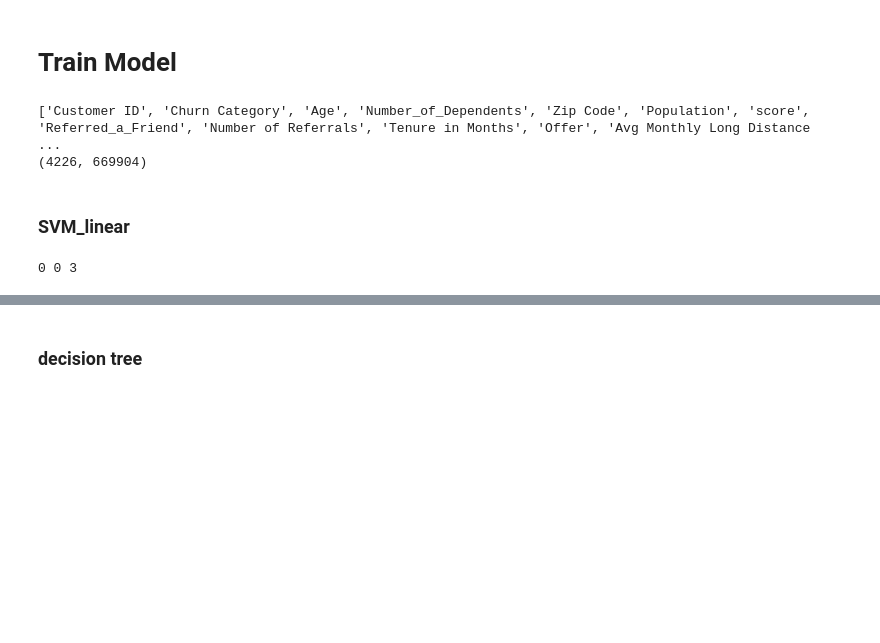
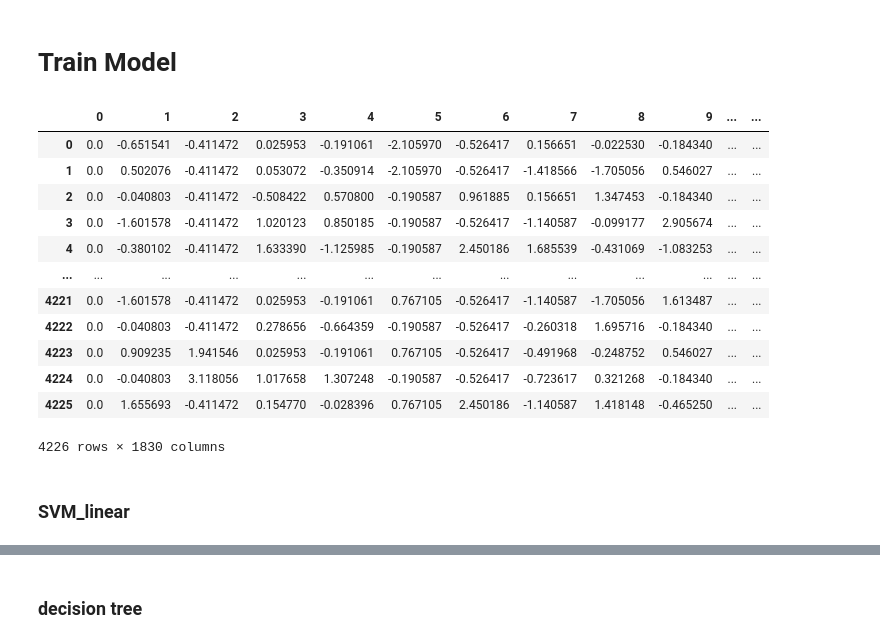
Before and after one commit to SinHanYang/html_final_project, a Jupyter notebook: main.ipynb, the cells around one changed output, grey strips where cells are left out. Drawn from its saved outputs; the diff is of its cells as text; code cells hidden in the pictures; blank space fills up the shorter version.

```diff
--- a/main.ipynb
+++ b/main.ipynb
@@ -184,71 +179,60 @@ from sklearn.svm import SVC
 # %%
 features=list(train)
-print(features)
+#print(features)
 features.remove('Customer ID')
 features.remove('Churn Category')
 features.remove('Referred_a_Friend')
-features.remove('Offer')
+#features.remove('Offer')
 '''
 features.remove('Under 30')
 features.remove('Married')
 features.remove('Senior Citizen')
 features.remove('Dependents')
 features.remove('City')
 features.remove('Referred a Friend')
 features.remove('Offer')
 features.remove('Phone Service')
 features.remove('Multiple Lines')
 features.remove('Internet Service')
 features.remove('Internet Type')
 features.remove('Online Security')
 features.remove('Online Backup')
 features.remove('Device Protection Plan')
 features.remove('Premium Tech Support')
 features.remove('Streaming TV')
 features.remove('Streaming Movies')
 features.remove('Streaming Music')
 features.remove('Unlimited Data')
 features.remove('Contract')
 features.remove('Paperless Billing')
 features.remove('Payment Method')
 '''
 imputer = SimpleImputer(missing_values=np.nan, strategy='median')
 imputer = imputer.fit(train.loc[:, features])
 train_imputed = imputer.fit_transform(train.loc[:, features])
 df=pd.DataFrame(train_imputed)
-poly = PolynomialFeatures(degree=2, interaction_only=True)
+poly = PolynomialFeatures(degree=2, interaction_only=False)
 train_imputed = pd.DataFrame(poly.fit_transform(df))
-print(train_imputed.shape)
+scalar=StandardScaler()
+train_imputed=scalar.fit_transform(train_imputed)
+train_imputed = pd.DataFrame(train_imputed)
+train_imputed
 # %% [output]
+|  | 0 | 1 | 2 | 3 | 4 | 5 | 6 | 7 | 8 | 9 | ... | ... |
+| 0 | 0.0 | -0.651541 | -0.411472 | 0.025953 | -0.191061 | -2.105970 | -0.526417 | 0.156651 | -0.022530 | -0.184340 | ... | ... |
+| 1 | 0.0 | 0.502076 | -0.411472 | 0.053072 | -0.350914 | -2.105970 | -0.526417 | -1.418566 | -1.705056 | 0.546027 | ... | ... |
+| 2 | 0.0 | -0.040803 | -0.411472 | -0.508422 | 0.570800 | -0.190587 | 0.961885 | 0.156651 | 1.347453 | -0.184340 | ... | ... |
+| 3 | 0.0 | -1.601578 | -0.411472 | 1.020123 | 0.850185 | -0.190587 | -0.526417 | -1.140587 | -0.099177 | 2.905674 | ... | ... |
+| 4 | 0.0 | -0.380102 | -0.411472 | 1.633390 | -1.125985 | -0.190587 | 2.450186 | 1.685539 | -0.431069 | -1.083253 | ... | ... |
+| ... | ... | ... | ... | ... | ... | ... | ... | ... | ... | ... | ... | ... |
+| 4221 | 0.0 | -1.601578 | -0.411472 | 0.025953 | -0.191061 | 0.767105 | -0.526417 | -1.140587 | -1.705056 | 1.613487 | ... | ... |
+| 4222 | 0.0 | -0.040803 | -0.411472 | 0.278656 | -0.664359 | -0.190587 | -0.526417 | -0.260318 | 1.695716 | -0.184340 | ... | ... |
+| 4223 | 0.0 | 0.909235 | 1.941546 | 0.025953 | -0.191061 | 0.767105 | -0.526417 | -0.491968 | -0.248752 | 0.546027 | ... | ... |
+| 4224 | 0.0 | -0.040803 | 3.118056 | 1.017658 | 1.307248 | -0.190587 | -0.526417 | -0.723617 | 0.321268 | -0.184340 | ... | ... |
+| 4225 | 0.0 | 1.655693 | -0.411472 | 0.154770 | -0.028396 | 0.767105 | 2.450186 | -1.140587 | 1.418148 | -0.465250 | ... | ... |
-['Customer ID', 'Churn Category', 'Age', 'Number_of_Dependents', 'Zip Code', 'Population', 'score', 'Referred_a_Friend', 'Number of Referrals', 'Tenure in Months', 'Offer', 'Avg Monthly Long Distance  ...
-(4226, 669904)
+4226 rows × 1830 columns
 # %%
 # 10% vaildation
 x_train,x_test,y_train,y_test = train_test_split(train_imputed,train.loc[:, 'Churn Category'],test_size=0.90, random_state=0)
 # %% [markdown]
 ### SVM_linear
-# %%
-best_acc=0
-best_c=0
-best_g=0
-best_d=0
-tc=1
-for c in range (1):
-    tg=1
-    for g in range(1):
-        for d in range(3,4):
-            print(c,g,d)
-            svm_model = SVC(kernel = 'rbf',degree=d,gamma=tg, C = tc).fit(x_train, y_train)
-            svm_predictions = svm_model.predict(x_test)
-            accuracy = svm_model.score(x_test, y_test)
-            if(accuracy>best_acc):
-                best_acc=accuracy
-                best_c=tc
-                best_g=tg
-                best_d=d
-        tg*=10
-    tc*=10
-print(best_acc)
-svm_model = SVC(kernel = 'rbf',degree=best_d,gamma=best_g, C = best_c).fit(train_imputed, train.loc[:,'Churn Category'])
-# %% [output]
-0 0 3
```
Also changed, not shown: parts of 18 cells of this notebook, 2 other files.
